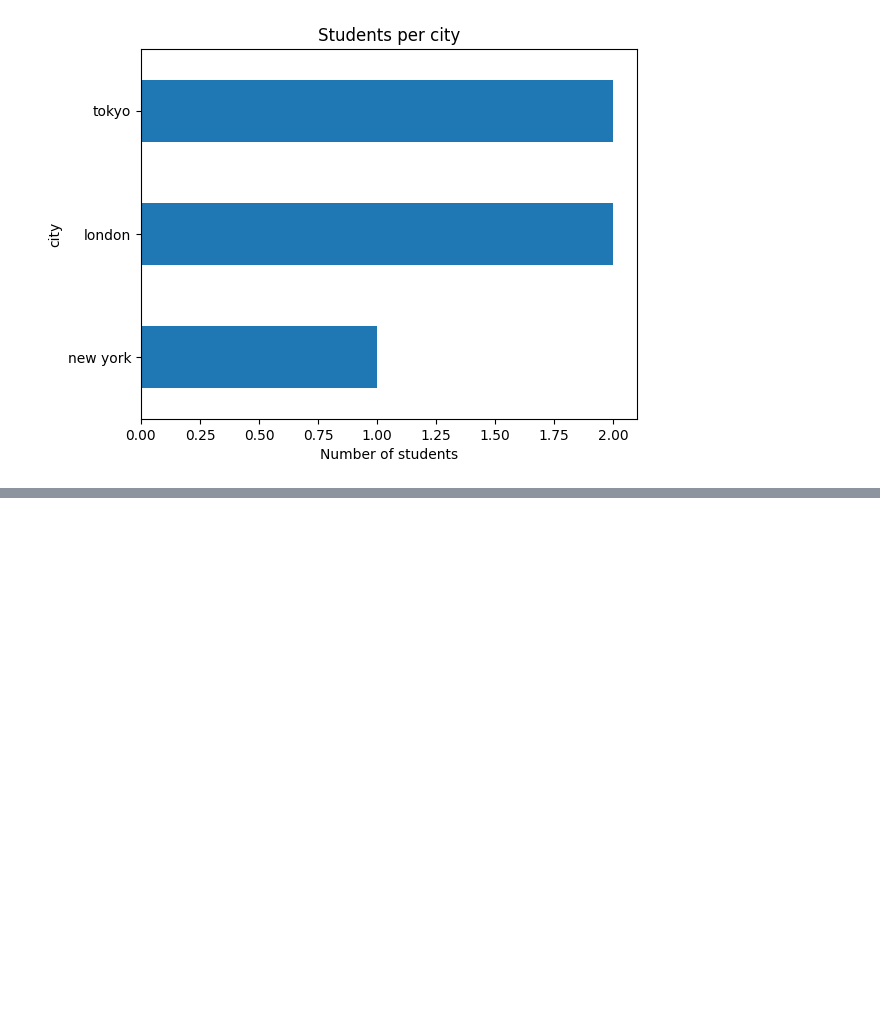
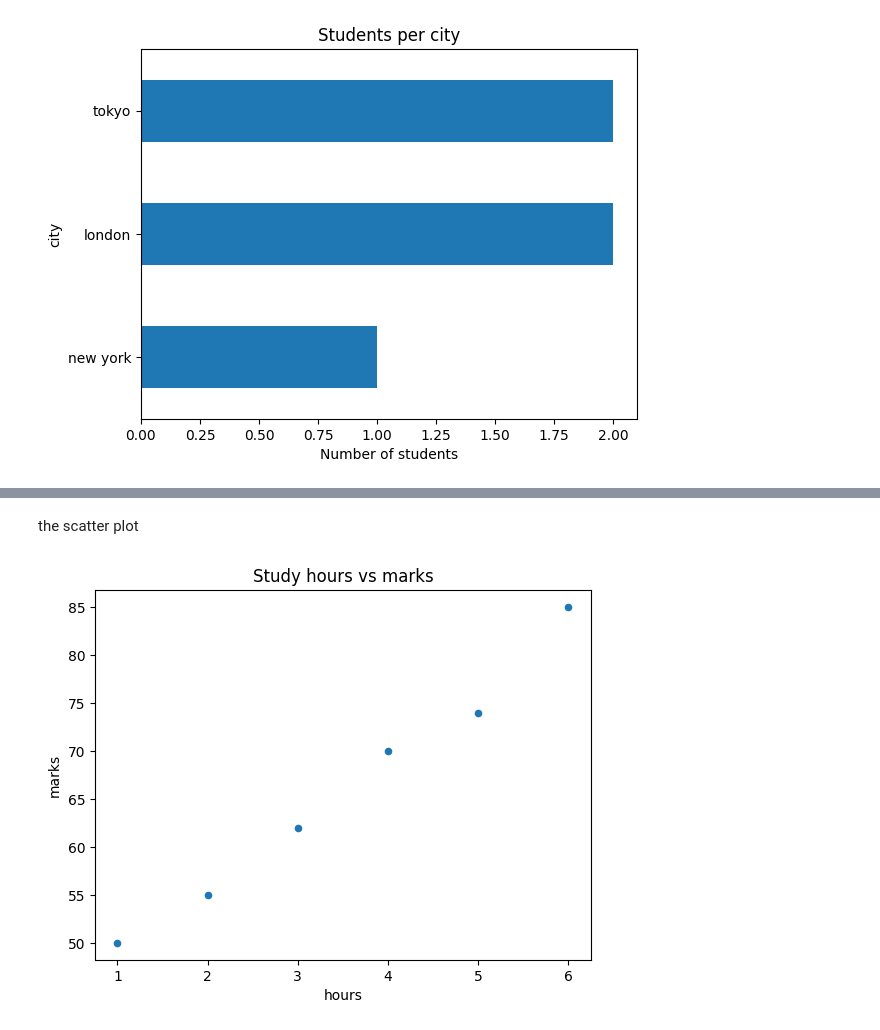
Before and after one commit to alizabetageri984-prog/Pandas-Learning, a Jupyter notebook: pandas.ipynb, the cells around one changed output, grey strips where cells are left out. Saved outputs shown, nothing was run; the diff lists cells and outputs as text; code cells hidden in the pictures; blank space fills up the shorter version.

```diff
--- a/pandas.ipynb
+++ b/pandas.ipynb
@@ -896,0 +941,16 @@ plt.show()
+# %% [markdown]
+the scatter plot
+# %%
+import pandas as pd
+import matplotlib.pyplot as plt
+
+df = pd.DataFrame({
+    "hours": [1, 2, 3, 4, 5, 6],
+    "marks": [50, 55, 62, 70, 74, 85]
+})
+
+df.plot(kind="scatter", x="hours", y="marks")
+plt.title("Study hours vs marks")
+plt.show()
+# %% [output]
+[figure, added]
```
Also changed, not shown: parts of 6 cells of this notebook.
